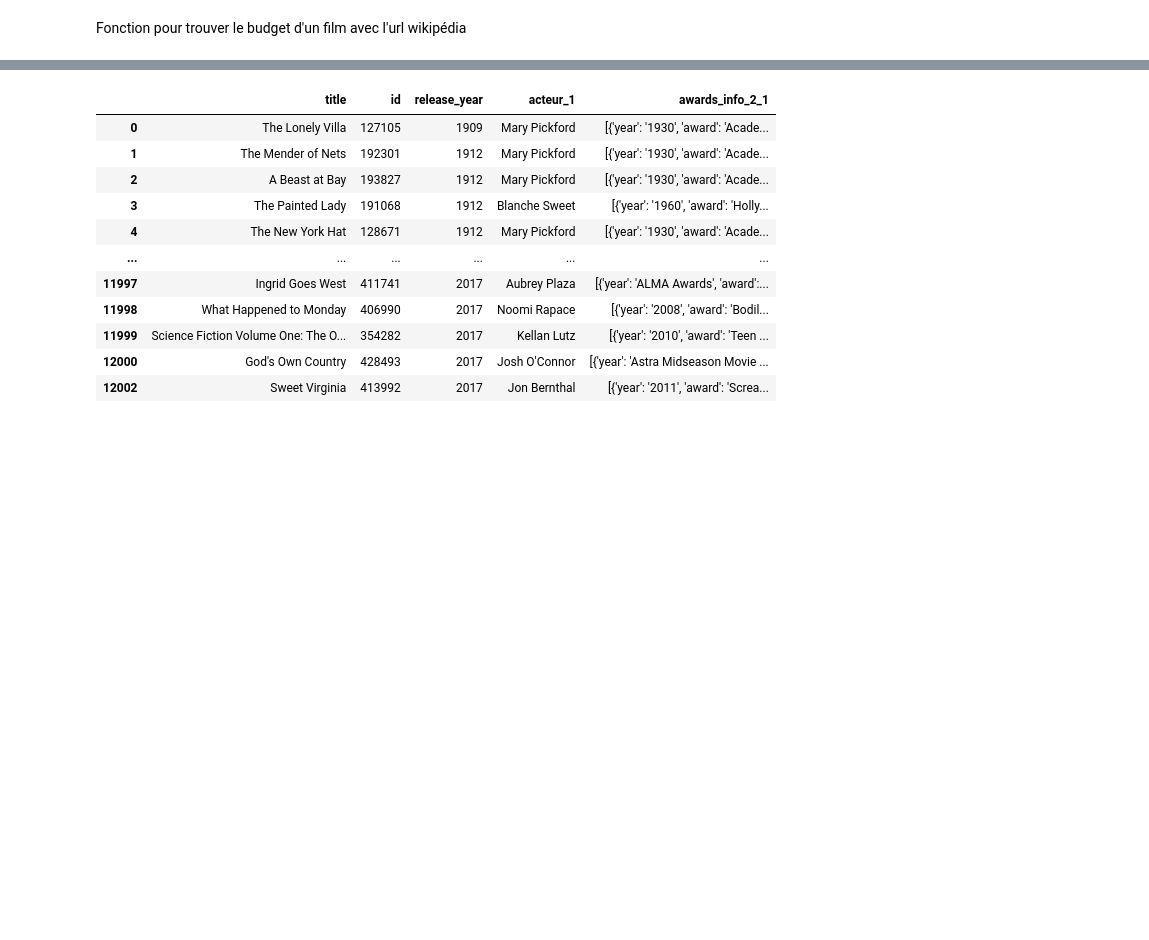
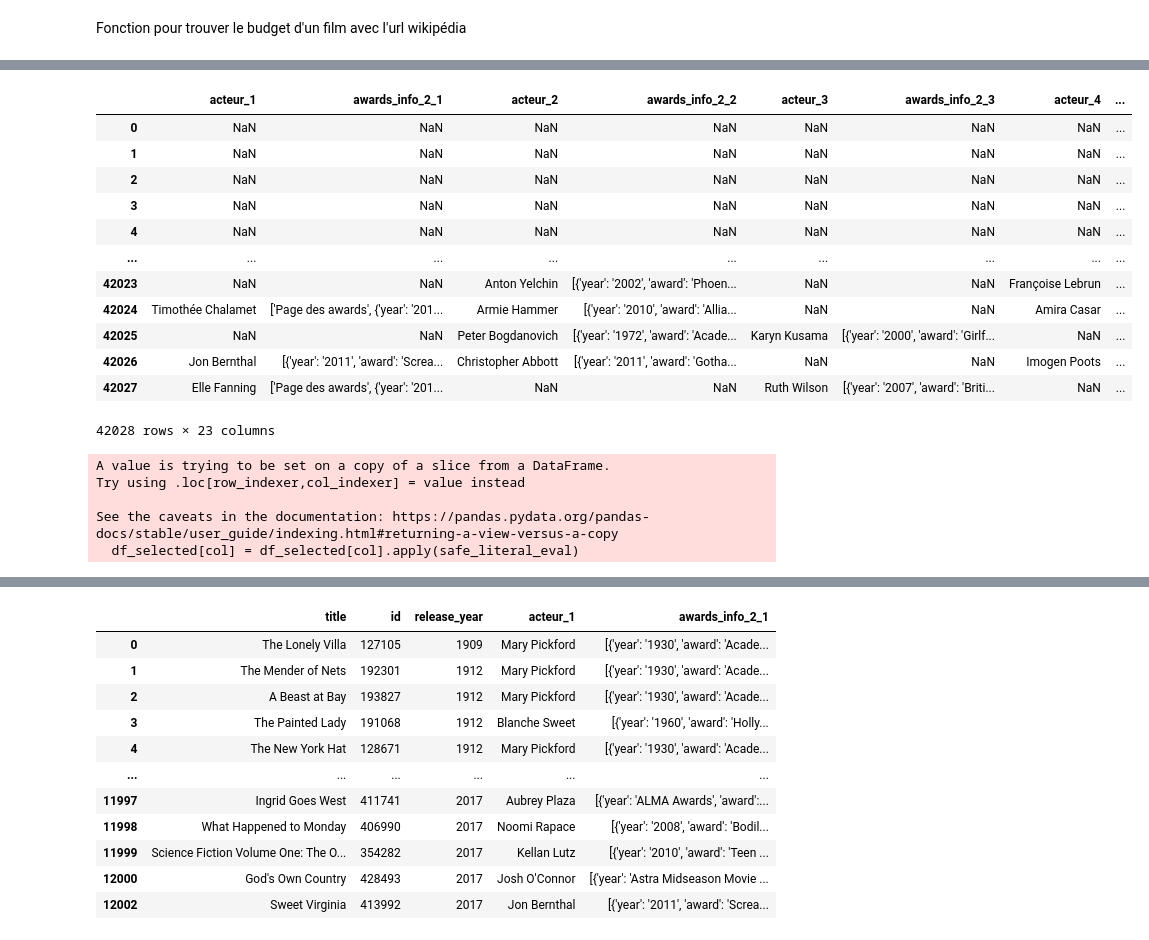
Before and after one commit to mlepennec-ensae/formation_cepe, a Jupyter notebook: Projet/donnees_projet.ipynb, the cells around one changed output, grey strips where cells are left out. Drawn from its saved outputs; the diff is of its cells as text; code cells hidden in the pictures; blank space fills up the shorter version.

```diff
--- a/Projet/donnees_projet.ipynb
+++ b/Projet/donnees_projet.ipynb
@@ -548,7 +546,7 @@ def get_actor_awards_structured(url):
                 soup = BeautifulSoup(response.text, 'html.parser')
 
                 awards_sections = []
-                for header in soup.find_all(['h2','h3']):
+                for header in soup.find_all(['h2']):
                     if header.get_text() in AWARD_KEYWORDS:
                         awards_sections.append(header)
 
@@ -749,3 +788,21 @@ data_movies_final.info()
+# %%
+cols = [col for col in data_movies_final.columns if 'acteur_' in col or 'awards_info' in col]+['id', 'release_year']
+df_selected = data_movies_final[cols]
+df_selected
+# %% [output]
+|  | acteur_1 | awards_info_2_1 | acteur_2 | awards_info_2_2 | acteur_3 | awards_info_2_3 | acteur_4 | ... |
+| 0 | NaN | NaN | NaN | NaN | NaN | NaN | NaN | ... |
+| 1 | NaN | NaN | NaN | NaN | NaN | NaN | NaN | ... |
+| 2 | NaN | NaN | NaN | NaN | NaN | NaN | NaN | ... |
+| 3 | NaN | NaN | NaN | NaN | NaN | NaN | NaN | ... |
+| 4 | NaN | NaN | NaN | NaN | NaN | NaN | NaN | ... |
+| ... | ... | ... | ... | ... | ... | ... | ... | ... |
+| 42023 | NaN | NaN | Anton Yelchin | [{'year': '2002', 'award': 'Phoen... | NaN | NaN | Françoise Lebrun | ... |
+| 42024 | Timothée Chalamet | ['Page des awards', {'year': '201... | Armie Hammer | [{'year': '2010', 'award': 'Allia... | NaN | NaN | Amira Casar | ... |
+| 42025 | NaN | NaN | Peter Bogdanovich | [{'year': '1972', 'award': 'Acade... | Karyn Kusama | [{'year': '2000', 'award': 'Girlf... | NaN | ... |
+| 42026 | Jon Bernthal | [{'year': '2011', 'award': 'Screa... | Christopher Abbott | [{'year': '2011', 'award': 'Gotha... | NaN | NaN | Imogen Poots | ... |
+| 42027 | Elle Fanning | ['Page des awards', {'year': '201... | NaN | NaN | Ruth Wilson | [{'year': '2007', 'award': 'Briti... | NaN | ... |
+42028 rows × 23 columns
 # %%
 def safe_literal_eval(x):
     if isinstance(x, str):
@@ -767,0 +815,10 @@ data_movies_final_1_big_actors
+# %%
+for col in df_selected.columns :
+    if 'awards_info' in col:
+        df_selected[col] = df_selected[col].apply(safe_literal_eval)
+# %% [output]
+A value is trying to be set on a copy of a slice from a DataFrame.
+Try using .loc[row_indexer,col_indexer] = value instead
+
+See the caveats in the documentation: https://pandas.pydata.org/pandas-docs/stable/user_guide/indexing.html#returning-a-view-versus-a-copy
+  df_selected[col] = df_selected[col].apply(safe_literal_eval)
```
Also changed, not shown: parts of 41 cells of this notebook, 1 other file.
